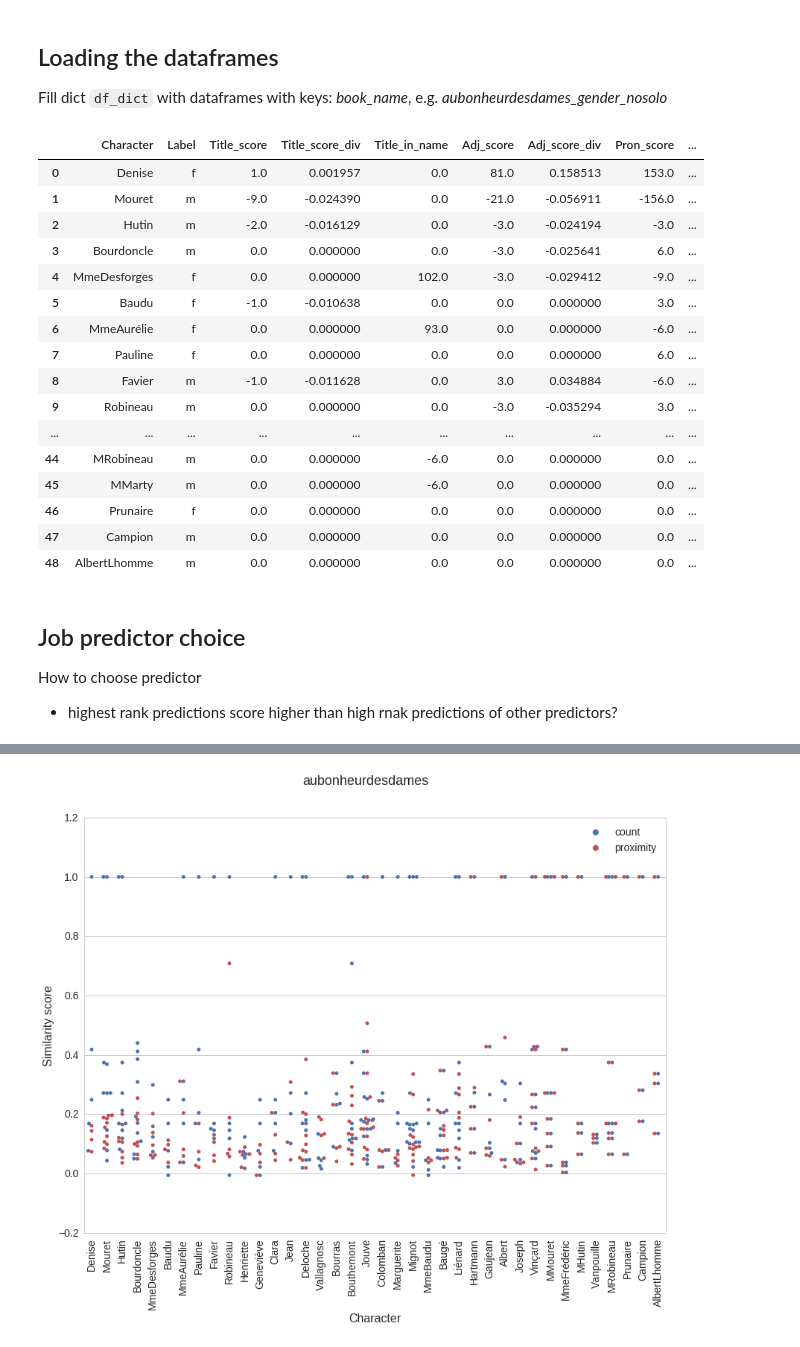
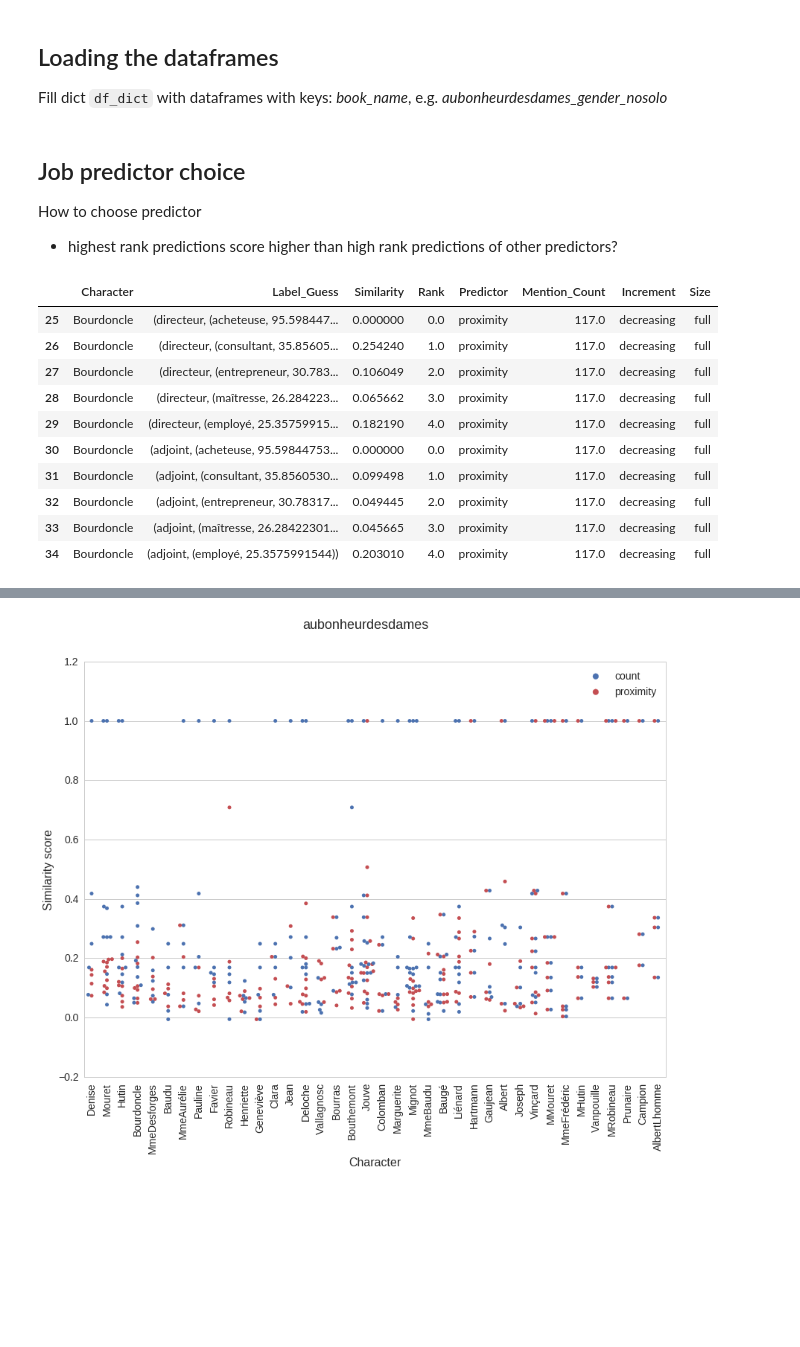
Before and after one commit to semplea/characters-meta, a Jupyter notebook: python/tester.ipynb, the cells around one changed output, grey strips where cells are left out. Drawn from its saved outputs; the diff is of its cells as text; code cells hidden in the pictures; blank space fills up the shorter version.

```diff
--- a/python/tester.ipynb
+++ b/python/tester.ipynb
@@ -37,27 +48,21 @@ gender_cols = df_dict['aubonheurdesdames_gender_nosolo'].columns
-# %%
-df_dict['aubonheurdesdames_gender_nosolo']
-# %% [output]
-|  | Character | Label | Title_score | Title_score_div | Title_in_name | Adj_score | Adj_score_div | Pron_score | ... |
-| 0 | Denise | f | 1.0 | 0.001957 | 0.0 | 81.0 | 0.158513 | 153.0 | ... |
-| 1 | Mouret | m | -9.0 | -0.024390 | 0.0 | -21.0 | -0.056911 | -156.0 | ... |
-| 2 | Hutin | m | -2.0 | -0.016129 | 0.0 | -3.0 | -0.024194 | -3.0 | ... |
-| 3 | Bourdoncle | m | 0.0 | 0.000000 | 0.0 | -3.0 | -0.025641 | 6.0 | ... |
-| 4 | MmeDesforges | f | 0.0 | 0.000000 | 102.0 | -3.0 | -0.029412 | -9.0 | ... |
-| 5 | Baudu | f | -1.0 | -0.010638 | 0.0 | 0.0 | 0.000000 | 3.0 | ... |
-| 6 | MmeAurélie | f | 0.0 | 0.000000 | 93.0 | 0.0 | 0.000000 | -6.0 | ... |
-| 7 | Pauline | f | 0.0 | 0.000000 | 0.0 | 0.0 | 0.000000 | 6.0 | ... |
-| 8 | Favier | m | -1.0 | -0.011628 | 0.0 | 3.0 | 0.034884 | -6.0 | ... |
-| 9 | Robineau | m | 0.0 | 0.000000 | 0.0 | -3.0 | -0.035294 | 3.0 | ... |
-| ... | ... | ... | ... | ... | ... | ... | ... | ... | ... |
-| 44 | MRobineau | m | 0.0 | 0.000000 | -6.0 | 0.0 | 0.000000 | 0.0 | ... |
-| 45 | MMarty | m | 0.0 | 0.000000 | -6.0 | 0.0 | 0.000000 | 0.0 | ... |
-| 46 | Prunaire | f | 0.0 | 0.000000 | 0.0 | 0.0 | 0.000000 | 0.0 | ... |
-| 47 | Campion | m | 0.0 | 0.000000 | 0.0 | 0.0 | 0.000000 | 0.0 | ... |
-| 48 | AlbertLhomme | m | 0.0 | 0.000000 | 0.0 | 0.0 | 0.000000 | 0.0 | ... |
 # %%
 palette = sns.color_palette()
 sns.set_style('whitegrid')
 # %% [markdown]
 ## Job predictor choice
 How to choose predictor
-- highest rank predictions score higher than high rnak predictions of other predictors?
+- highest rank predictions score higher than high rank predictions of other predictors?
+# %%
+df2.groupby()
+# %% [output]
+|  | Character | Label_Guess | Similarity | Rank | Predictor | Mention_Count | Increment | Size |
+| 25 | Bourdoncle | (directeur, (acheteuse, 95.598447... | 0.000000 | 0.0 | proximity | 117.0 | decreasing | full |
+| 26 | Bourdoncle | (directeur, (consultant, 35.85605... | 0.254240 | 1.0 | proximity | 117.0 | decreasing | full |
+| 27 | Bourdoncle | (directeur, (entrepreneur, 30.783... | 0.106049 | 2.0 | proximity | 117.0 | decreasing | full |
+| 28 | Bourdoncle | (directeur, (maîtresse, 26.284223... | 0.065662 | 3.0 | proximity | 117.0 | decreasing | full |
+| 29 | Bourdoncle | (directeur, (employé, 25.35759915... | 0.182190 | 4.0 | proximity | 117.0 | decreasing | full |
+| 30 | Bourdoncle | (adjoint, (acheteuse, 95.59844753... | 0.000000 | 0.0 | proximity | 117.0 | decreasing | full |
+| 31 | Bourdoncle | (adjoint, (consultant, 35.8560530... | 0.099498 | 1.0 | proximity | 117.0 | decreasing | full |
+| 32 | Bourdoncle | (adjoint, (entrepreneur, 30.78317... | 0.049445 | 2.0 | proximity | 117.0 | decreasing | full |
+| 33 | Bourdoncle | (adjoint, (maîtresse, 26.28422301... | 0.045665 | 3.0 | proximity | 117.0 | decreasing | full |
+| 34 | Bourdoncle | (adjoint, (employé, 25.3575991544)) | 0.203010 | 4.0 | proximity | 117.0 | decreasing | full |
```
Also changed, not shown: parts of 6 cells of this notebook, 32 other files.
